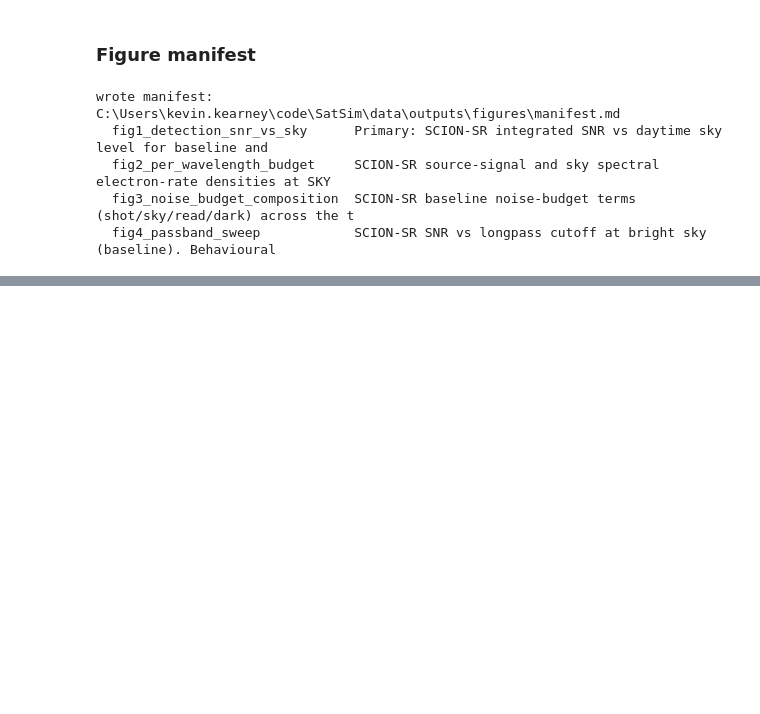
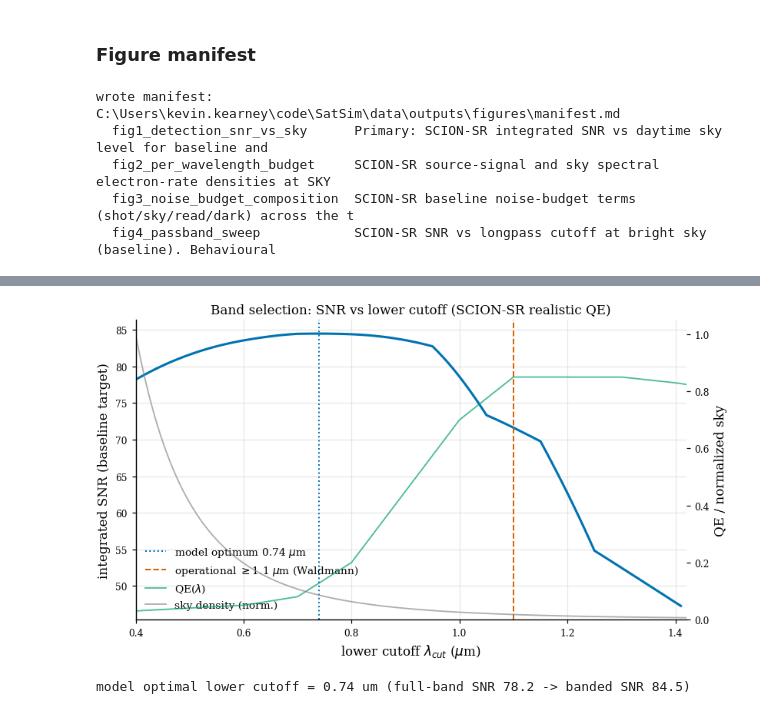
Before and after one commit to KevinKearney/SatSim, a Jupyter notebook: notebooks/radiometric_detector_comparison.ipynb, the cells around one changed output, grey strips where cells are left out. Drawn from its saved outputs; the diff is of its cells as text; code cells hidden in the pictures; blank space fills up the shorter version.

```diff
--- a/notebooks/radiometric_detector_comparison.ipynb
+++ b/notebooks/radiometric_detector_comparison.ipynb
@@ -811,0 +924,26 @@ wrote manifest: C:\Users\kevin.kearney\code\SatSim\data\outputs\figures\manifest
+# %%
+cuts = np.arange(0.40, 1.42, 0.01)
+snr_band = np.array([run_detector("scion_visgaas", sky_vis=REF_SKY_DAYTIME, t=T_REF_S,
+                                  lo_cut_um=c, qe_override=QE_VISGAAS)["snr"] for c in cuts])
+opt_cut = cuts[int(np.argmax(snr_band))]
+snr_fullband = run_detector("scion_visgaas", sky_vis=REF_SKY_DAYTIME, t=T_REF_S, qe_override=QE_VISGAAS)["snr"]
+
+fig, ax = plt.subplots()
+ax.plot(cuts, snr_band, color=CBB["blue"], lw=2)
+ax.axvline(opt_cut, color=CBB["blue"], ls=":", lw=1.3, label="model optimum %.2f $\\mu$m" % opt_cut)
+ax.axvline(OPERATIONAL_BAND_UM, color=CBB["vermilion"], ls="--", lw=1.3, label=r"operational $\geq$1.1 $\mu$m (Waldmann)")
+ax.set_xlabel(r"lower cutoff $\lambda_{cut}$ ($\mu$m)"); ax.set_ylabel("integrated SNR (baseline target)")
+ax.set_title("Band selection: SNR vs lower cutoff (SCION-SR realistic QE)")
+ax2 = ax.twinx()
+ax2.plot(GRID_UM, QE_VISGAAS, color=CBB["green"], lw=1.2, alpha=0.7, label="QE($\\lambda$)")
+sky_den = sky_radiance_m(GRID_UM, REF_SKY_DAYTIME); sky_den = sky_den/sky_den.max()
+ax2.plot(GRID_UM, sky_den, color=CBB["grey"], lw=1.2, alpha=0.7, label="sky density (norm.)")
+ax2.set_ylabel("QE / normalized sky"); ax2.set_ylim(0, 1.05); ax2.grid(False)
+h1,l1 = ax.get_legend_handles_labels(); h2,l2 = ax2.get_legend_handles_labels()
+ax.legend(h1+h2, l1+l2, loc="lower left", fontsize=9); ax.set_xlim(0.4, 1.42)
+plt.show()
+print("model optimal lower cutoff = %.2f um (full-band SNR %.1f -> banded SNR %.1f)"
+      % (opt_cut, snr_fullband, snr_band.max()))
+# %% [output]
+[figure, added]
+model optimal lower cutoff = 0.74 um (full-band SNR 78.2 -> banded SNR 84.5)
```
Also changed, not shown: parts of 17 cells of this notebook.
